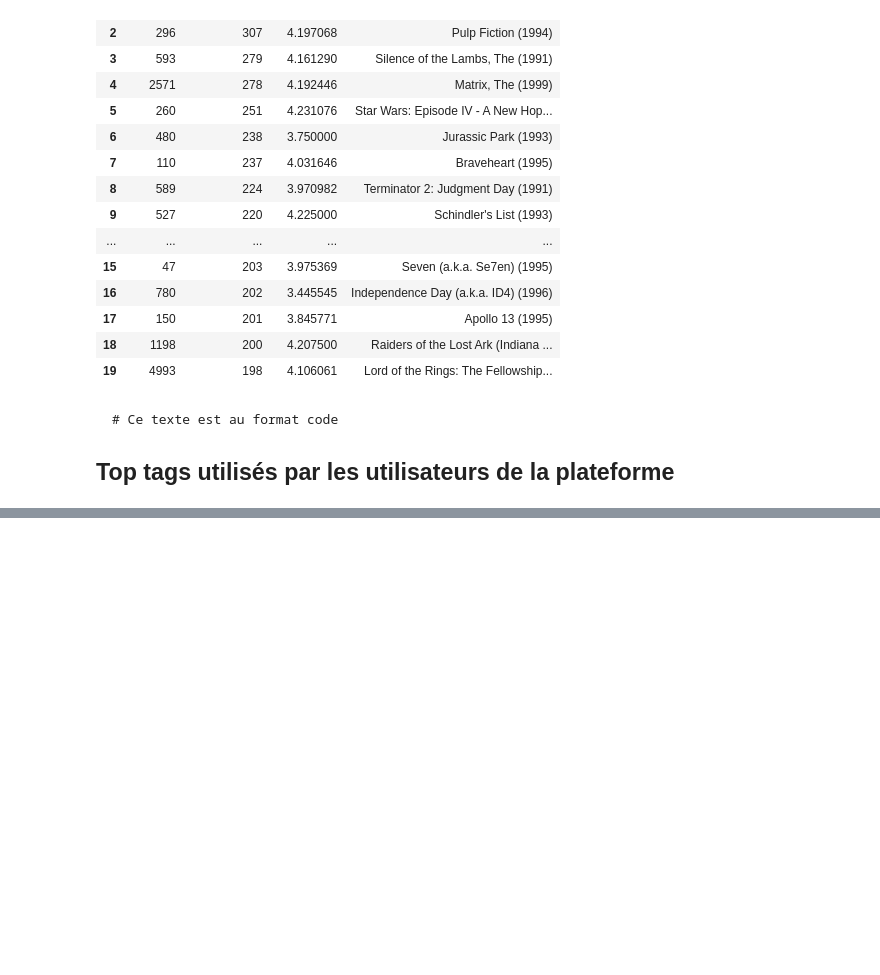
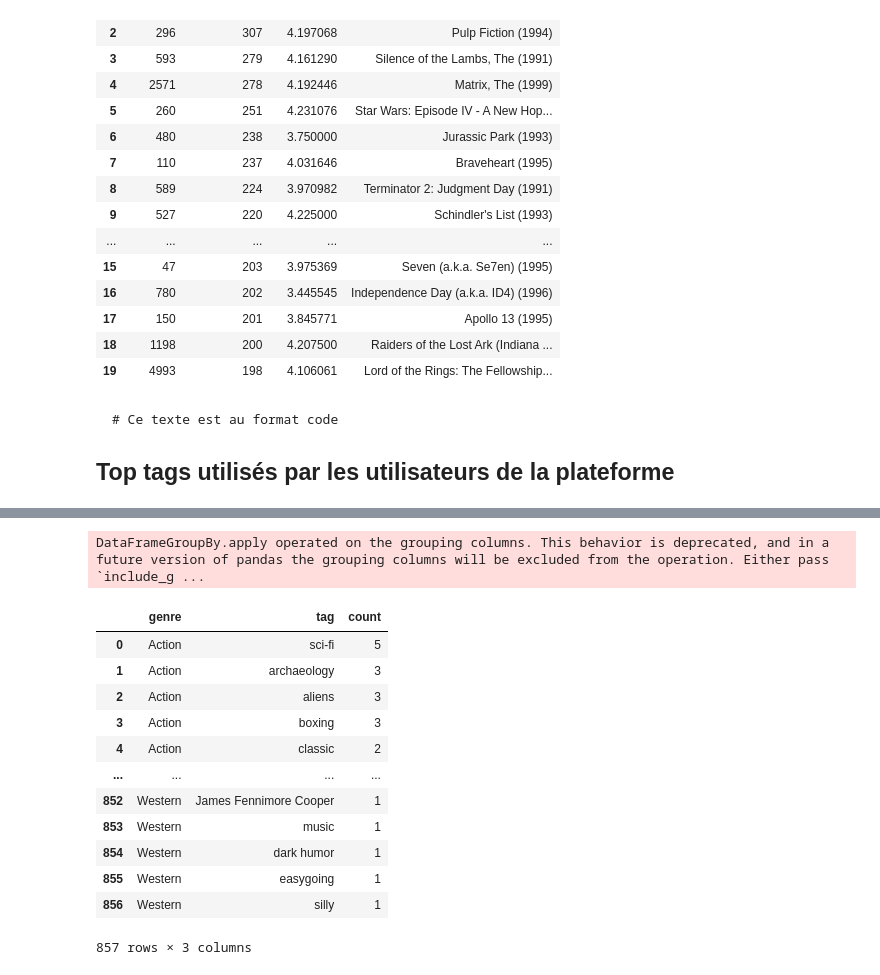
Before and after one commit to Alimiji/FILMNS_ANALYTICS, a Jupyter notebook: film_data_viz.ipynb, the cells around one changed output, grey strips where cells are left out. Drawn from its saved outputs; the diff is of its cells as text; code cells hidden in the pictures; blank space fills up the shorter version.

```diff
--- a/film_data_viz.ipynb
+++ b/film_data_viz.ipynb
@@ -489,0 +514,80 @@ ArrowKeyError: A type extension with name pandas.period already defined
+# %%
+import pickle
+import os
+
+analytics_path = os.path.join(output_dir, "analytics.pkl")
+tags_by_genre_path = os.path.join(output_dir, "tags_by_genre.parquet")
+tags_good_rating_path = os.path.join(output_dir, "tags_good_rating.parquet")
+tags_compare_path = os.path.join(output_dir, "tags_compare.parquet")
+
+# Récupérer les statistiques actuelles de l’API
+current_stats = client.get_analytics().__dict__
+
+# Fonction utilitaire pour charger ou recalculer un cache
+def use_or_generate(path, current_stats, compute_fn):
+    if os.path.exists(path) and os.path.exists(analytics_path):
+        with open(analytics_path, "rb") as f:
+            saved_stats = pickle.load(f)
+        if saved_stats == current_stats:
+            return pd.read_parquet(path)
+
+    df = compute_fn()
+    df.to_parquet(path, index=False, engine = "fastparquet")
+    with open(analytics_path, "wb") as f:
+        pickle.dump(current_stats, f)
+    return df
+
+# -------------------------------
+# 1. Tags les plus utilisés par genre
+# -------------------------------
+def compute_tags_by_genre():
+    genre_tag_counter = defaultdict(Counter)
+
+    # Chargement par lots
+    skip = 0
+    limit = 500
+    while True:
+        movies = client.list_movies(skip=skip, limit=limit, output_format="dict")
+        if not movies:
+            break
+        movie_dict = {m["movieId"]: m["genres"].split("|") if m["genres"] else [] for m in movies}
+
+        tags = client.list_tags(skip=skip, limit=limit, output_format="dict")
+        for tag in tags:
+            genres = movie_dict.get(tag["movieId"], [])
+            for genre in genres:
+                genre_tag_counter[genre][tag["tag"]] += 1
+
+        skip += limit
+        time.sleep(0.5)
+
+    records = []
+    for genre, tag_counter in genre_tag_counter.items():
+        for tag, count in tag_counter.items():
+            records.append({"genre": genre, "tag": tag, "count": count})
+    df = pd.DataFrame(records)
+    df = df.sort_values(["genre", "count"], ascending=[True, False])
+    return df
+
+
+tags_by_genre_df = use_or_generate(tags_by_genre_path, current_stats, compute_tags_by_genre)
+# Top 3 tags par genre
+top_tags_by_genre = tags_by_genre_df.groupby("genre").apply(lambda g: g.nlargest(3, 'count')).reset_index(drop=True)
+# Concatène genre + tag pour lisibilité
+top_tags_by_genre["tag_label"] = top_tags_by_genre["tag"] + " (" + top_tags_by_genre["genre"] + ")"
+tags_by_genre_df
+# %% [output]
+DataFrameGroupBy.apply operated on the grouping columns. This behavior is deprecated, and in a future version of pandas the grouping columns will be excluded from the operation. Either pass `include_g ...
+|  | genre | tag | count |
+| 0 | Action | sci-fi | 5 |
+| 1 | Action | archaeology | 3 |
+| 2 | Action | aliens | 3 |
+| 3 | Action | boxing | 3 |
+| 4 | Action | classic | 2 |
+| ... | ... | ... | ... |
+| 852 | Western | James Fennimore Cooper | 1 |
+| 853 | Western | music | 1 |
+| 854 | Western | dark humor | 1 |
+| 855 | Western | easygoing | 1 |
+| 856 | Western | silly | 1 |
+857 rows × 3 columns
```
Also changed, not shown: parts of 12 cells of this notebook, 10 other files.
